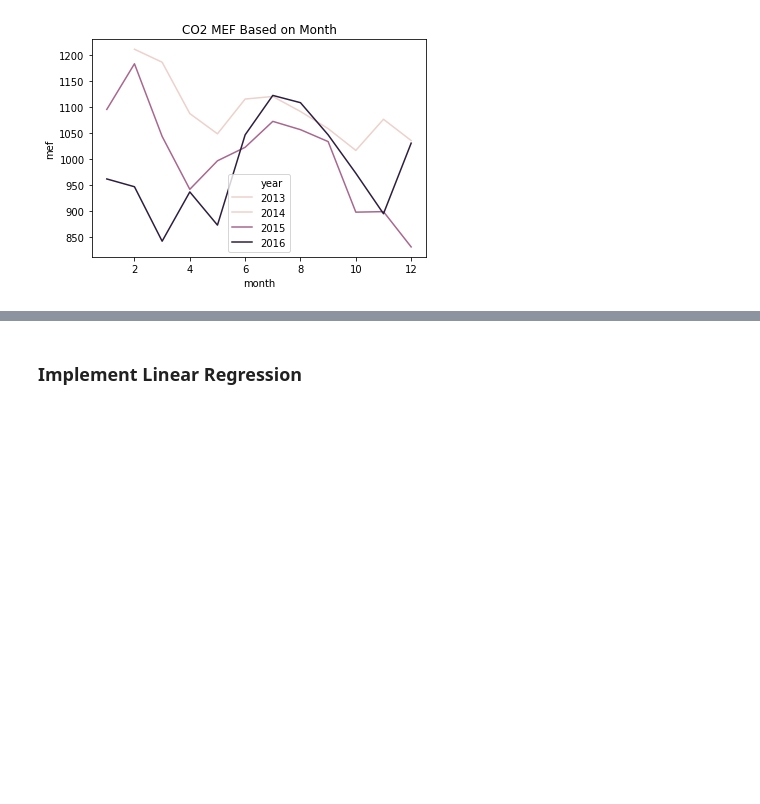
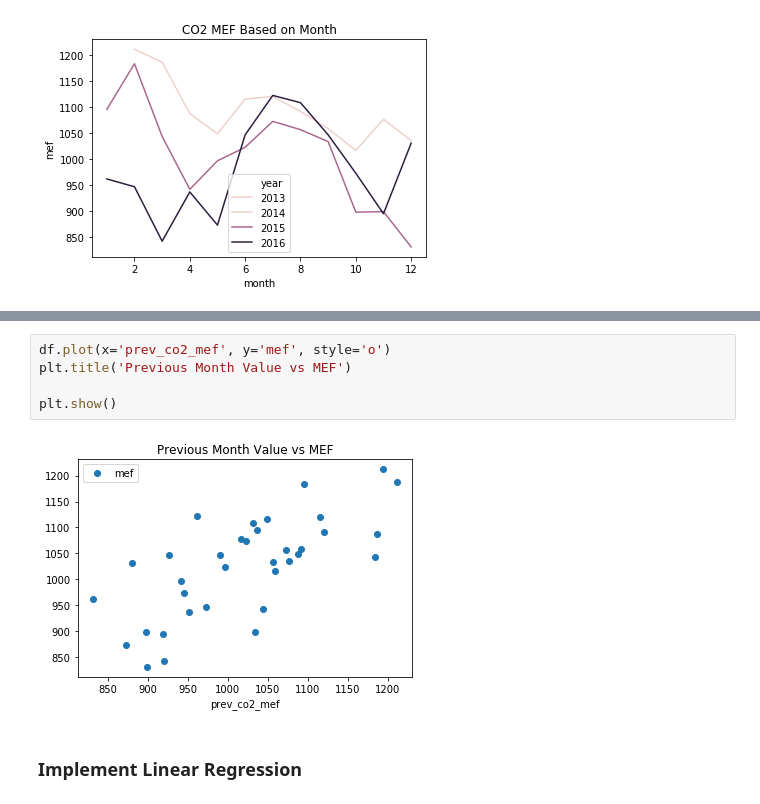
Before and after one commit to amy-wang/thesis2, a Jupyter notebook: reimplement_paper/mefs/uwo-thesis-data1.ipynb, the cells around one changed output, grey strips where cells are left out. Drawn from its saved outputs; the diff is of its cells as text; blank space fills up the shorter version.

```diff
--- a/reimplement_paper/mefs/uwo-thesis-data1.ipynb
+++ b/reimplement_paper/mefs/uwo-thesis-data1.ipynb
@@ -101,3 +108,10 @@ KeyError: 'mwh'
+# %%
+df.plot(x='prev_co2_mef', y='mef', style='o')
+plt.title('Previous Month Value vs MEF')
+
+plt.show()
+# %% [output]
+[figure, added]
 # %% [markdown]
 ### Implement Linear Regression
 # %%
```
Also changed, not shown: parts of 2 cells of this notebook.
